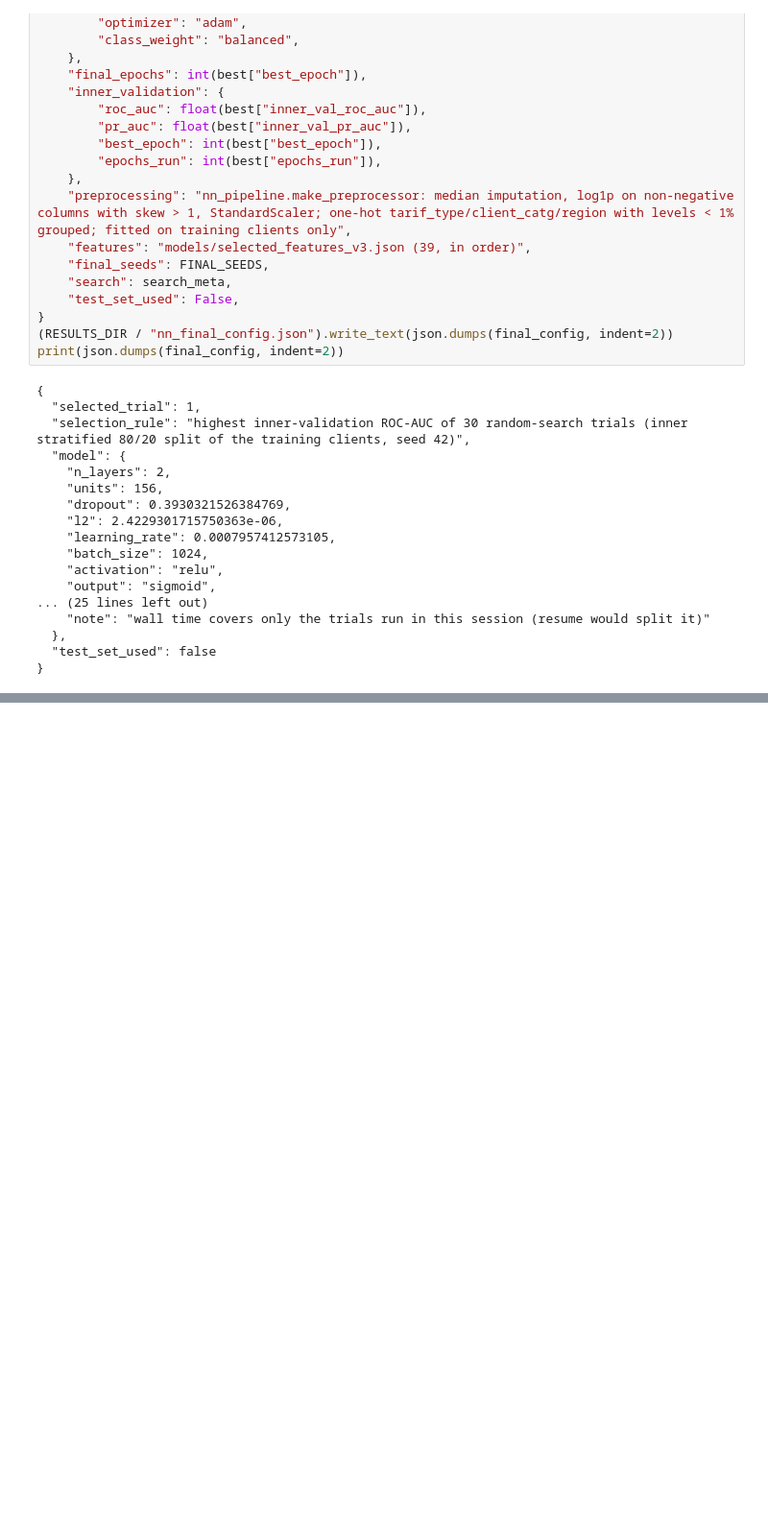
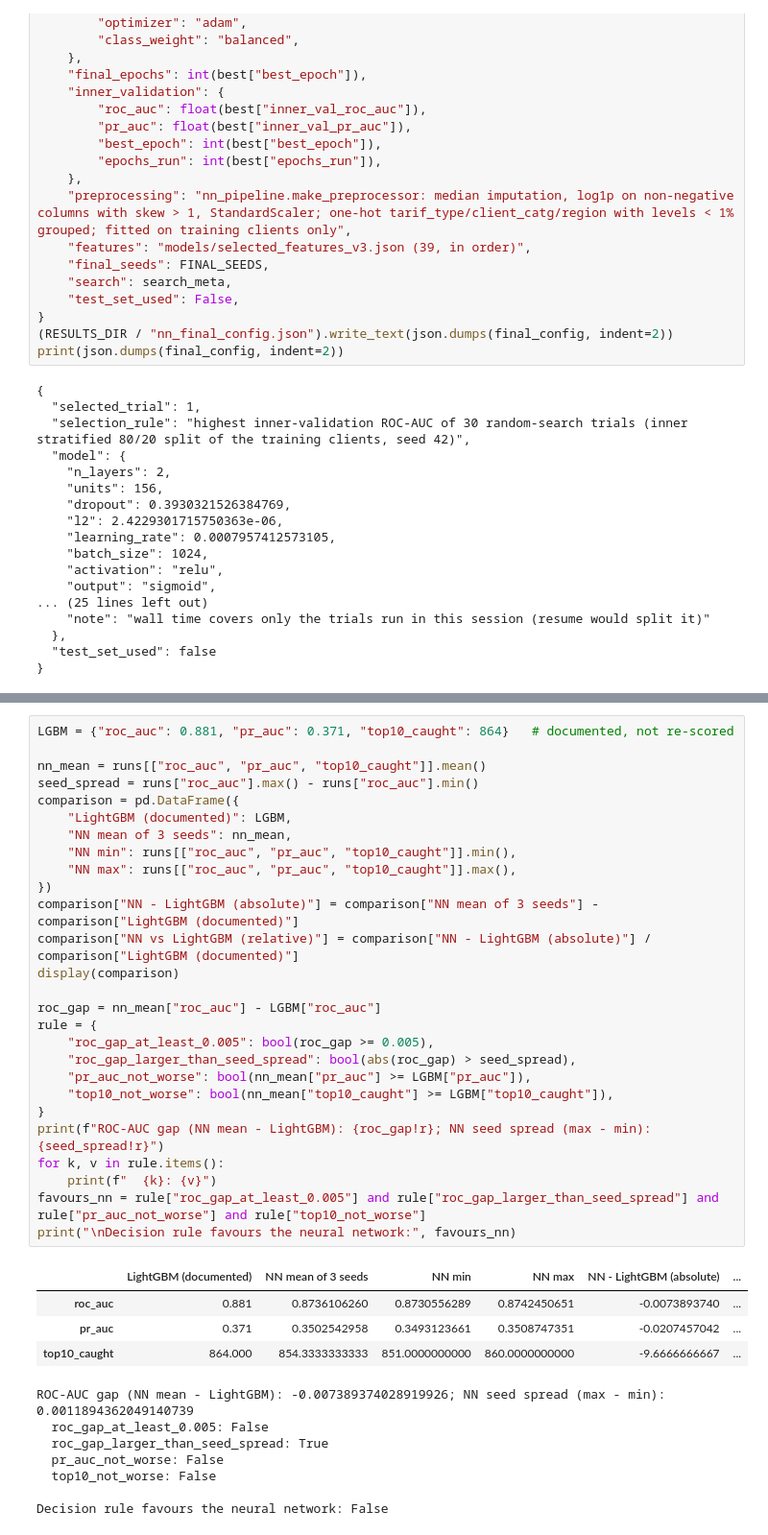
Before and after one commit to IremLeyla/ds-ml-project, a Jupyter notebook: 16_neural-network.ipynb, the cells around one changed output, grey strips where cells are left out. Shown at 96% size. Drawn from its saved outputs; the diff is of its cells as text; blank space fills up the shorter version.

```diff
--- a/16_neural-network.ipynb
+++ b/16_neural-network.ipynb
@@ -559,0 +642,39 @@ print(json.dumps(final_config, indent=2))
+# %%
+LGBM = {"roc_auc": 0.881, "pr_auc": 0.371, "top10_caught": 864}   # documented, not re-scored
+
+nn_mean = runs[["roc_auc", "pr_auc", "top10_caught"]].mean()
+seed_spread = runs["roc_auc"].max() - runs["roc_auc"].min()
+comparison = pd.DataFrame({
+    "LightGBM (documented)": LGBM,
+    "NN mean of 3 seeds": nn_mean,
+    "NN min": runs[["roc_auc", "pr_auc", "top10_caught"]].min(),
+    "NN max": runs[["roc_auc", "pr_auc", "top10_caught"]].max(),
+})
+comparison["NN - LightGBM (absolute)"] = comparison["NN mean of 3 seeds"] - comparison["LightGBM (documented)"]
+comparison["NN vs LightGBM (relative)"] = comparison["NN - LightGBM (absolute)"] / comparison["LightGBM (documented)"]
+display(comparison)
+
+roc_gap = nn_mean["roc_auc"] - LGBM["roc_auc"]
+rule = {
+    "roc_gap_at_least_0.005": bool(roc_gap >= 0.005),
+    "roc_gap_larger_than_seed_spread": bool(abs(roc_gap) > seed_spread),
+    "pr_auc_not_worse": bool(nn_mean["pr_auc"] >= LGBM["pr_auc"]),
+    "top10_not_worse": bool(nn_mean["top10_caught"] >= LGBM["top10_caught"]),
+}
+print(f"ROC-AUC gap (NN mean - LightGBM): {roc_gap!r}; NN seed spread (max - min): {seed_spread!r}")
+for k, v in rule.items():
+    print(f"  {k}: {v}")
+favours_nn = rule["roc_gap_at_least_0.005"] and rule["roc_gap_larger_than_seed_spread"] and rule["pr_auc_not_worse"] and rule["top10_not_worse"]
+print("\nDecision rule favours the neural network:", favours_nn)
+# %% [output]
+|  | LightGBM (documented) | NN mean of 3 seeds | NN min | NN max | NN - LightGBM (absolute) | ... |
+| roc_auc | 0.881 | 0.8736106260 | 0.8730556289 | 0.8742450651 | -0.0073893740 | ... |
+| pr_auc | 0.371 | 0.3502542958 | 0.3493123661 | 0.3508747351 | -0.0207457042 | ... |
+| top10_caught | 864.000 | 854.3333333333 | 851.0000000000 | 860.0000000000 | -9.6666666667 | ... |
+ROC-AUC gap (NN mean - LightGBM): -0.007389374028919926; NN seed spread (max - min): 0.0011894362049140739
+  roc_gap_at_least_0.005: False
+  roc_gap_larger_than_seed_spread: True
+  pr_auc_not_worse: False
+  top10_not_worse: False
+
+Decision rule favours the neural network: False
```
Also changed, not shown: parts of 17 cells of this notebook, 15 other files.
